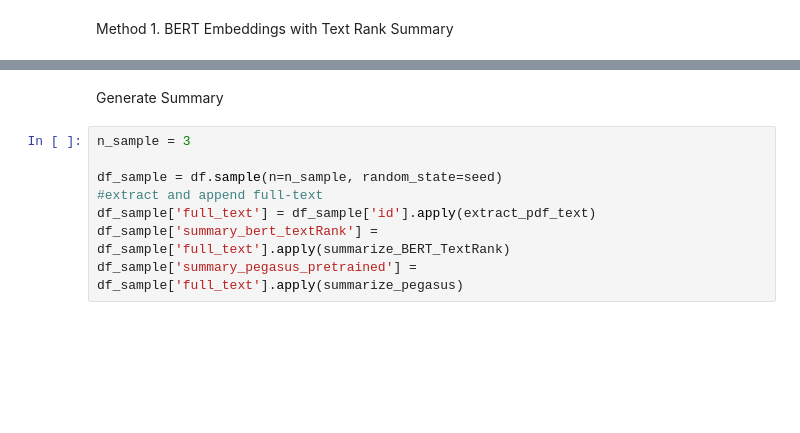
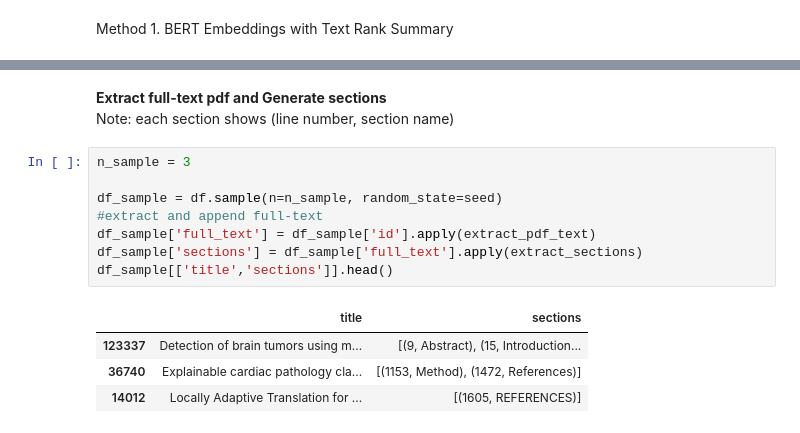
Before and after one commit to RuoqingEvelineWang/cs5246, a Jupyter notebook: task 1_paper summary.ipynb, the cells around one changed output, grey strips where cells are left out. Saved outputs shown, nothing was run; the diff lists cells and outputs as text; blank space fills up the shorter version.

```diff
--- a/task 1_paper summary.ipynb
+++ b/task 1_paper summary.ipynb
@@ -125,13 +243,19 @@ def summarize_pegasus(text):
     summary = " ".join(summary_list)
 
     return summary
-# %% [markdown]
-Generate Summary
+# %% [markdown]
+**Extract full-text pdf and Generate sections**
+Note: each section shows (line number, section name)
 # %%
 n_sample = 3
 
 df_sample = df.sample(n=n_sample, random_state=seed)
 #extract and append full-text
 df_sample['full_text'] = df_sample['id'].apply(extract_pdf_text)
-df_sample['summary_bert_textRank'] = df_sample['full_text'].apply(summarize_BERT_TextRank)
-df_sample['summary_pegasus_pretrained'] = df_sample['full_text'].apply(summarize_pegasus)
+df_sample['sections'] = df_sample['full_text'].apply(extract_sections)
+df_sample[['title','sections']].head()
+# %% [output]
+|  | title | sections |
+| 123337 | Detection of brain tumors using m... | [(9, Abstract), (15, Introduction... |
+| 36740 | Explainable cardiac pathology cla... | [(1153, Method), (1472, References)] |
+| 14012 | Locally Adaptive Translation for ... | [(1605, REFERENCES)] |
```
Also changed, not shown: parts of 22 cells of this notebook, 1 other file.
